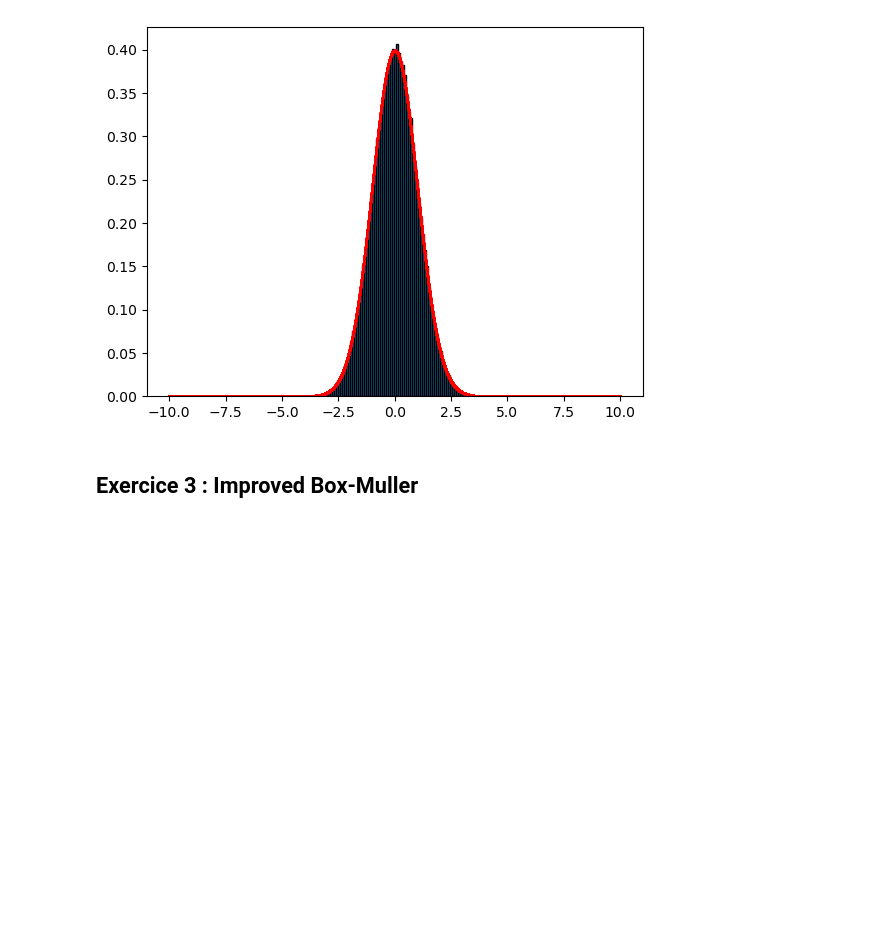
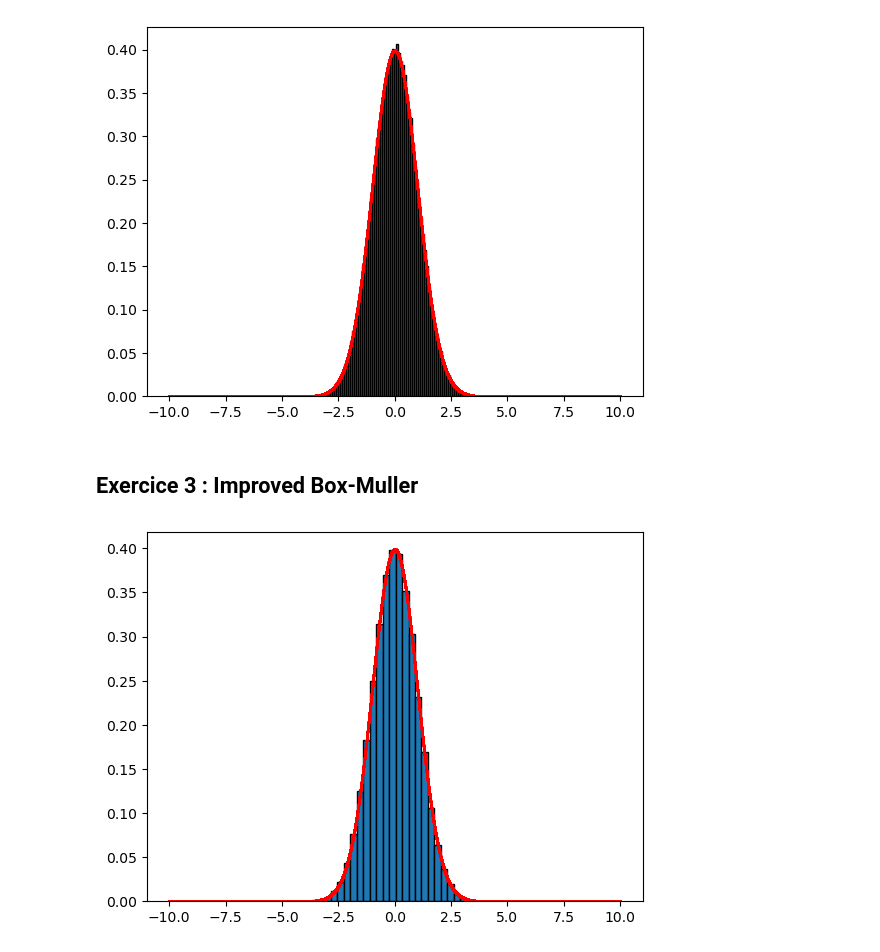
Before and after one commit to Pauloooooooooooo/Monte-Carlo-2A-ENSAE, a Jupyter notebook: TD.ipynb, the cells around one changed output. Cells and saved outputs as stored; diff of their text form; code cells hidden in the pictures; blank space fills up the shorter version.

```diff
--- a/TD.ipynb
+++ b/TD.ipynb
@@ -115,3 +115,23 @@ plt.show()
 [figure]
 # %% [markdown]
 ## Exercice 3 : Improved Box-Muller
+# %%
+N = 10**5
+
+# Box-Muller Classique
+def polaire(x,y):
+    return np.sqrt(-2*np.log(x))*np.cos(2*np.pi*y), np.sqrt(-2*np.log(x))*np.sin(2*np.pi*y)
+
+def Box_Muller(N):
+    U = np.random.uniform(0,1,N)
+    V = np.random.uniform(0,1,N)
+    X = np.array([])
+    Y = np.array([])
+    X, Y = polaire(U,V)
+    return X, Y
+
+plt.hist(Box_Muller(N)[0], bins = 30, density = True, edgecolor = 'black')
+plt.scatter(intervalle, Normal_density(intervalle), color = 'red', s = 1, alpha = 0.6)
+plt.show()
+# %% [output]
+[figure, added]
```
Also changed, not shown: parts of 1 cell of this notebook.
